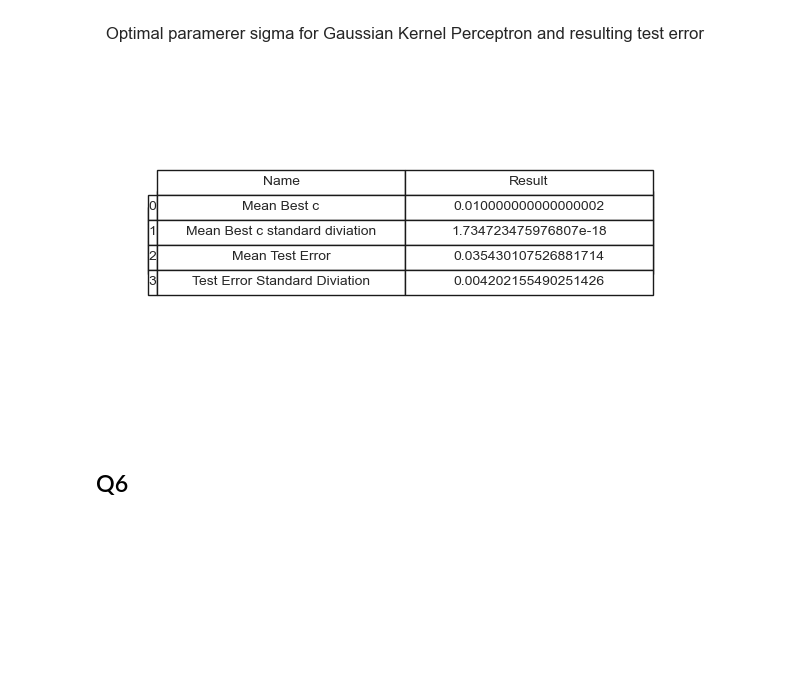
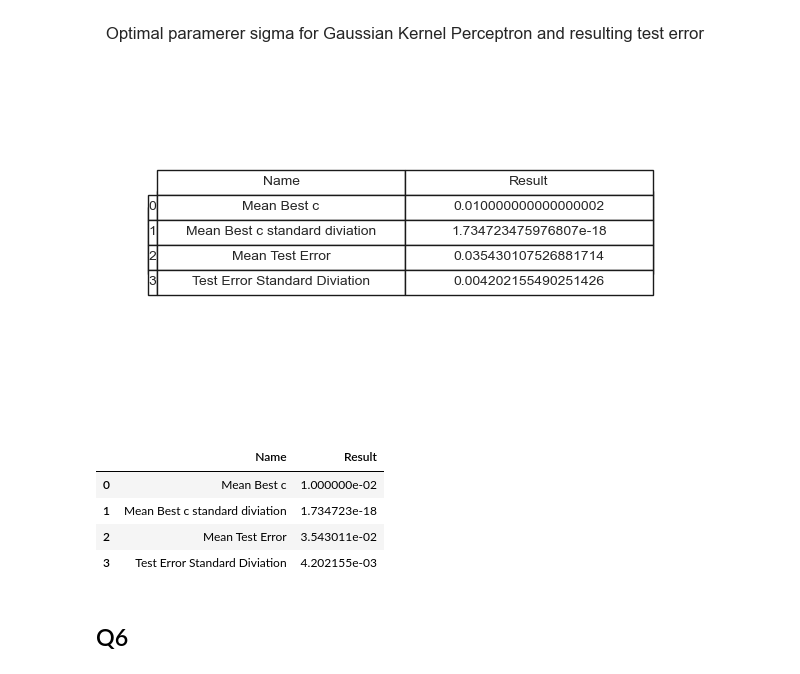
Before and after one commit to marcali/Supervised_Learning_CW2, a Jupyter notebook: KernelPerceptron.ipynb, the cells around one changed output. Saved outputs shown, nothing was run; the diff lists cells and outputs as text; code cells hidden in the pictures; blank space fills up the shorter version.

```diff
--- a/KernelPerceptron.ipynb
+++ b/KernelPerceptron.ipynb
@@ -682,6 +682,14 @@ plt.show()
 Mean Test Error {param}:  0.035430107526881714 ± 0.004202155490251426
 Mean Best {param} 0.010000000000000002 ± 1.734723475976807e-18
 [figure]
+# %%
+df_c_star_results
+# %% [output]
+|  | Name | Result |
+| 0 | Mean Best c | 1.000000e-02 |
+| 1 | Mean Best c standard diviation | 1.734723e-18 |
+| 2 | Mean Test Error | 3.543011e-02 |
+| 3 | Test Error Standard Diviation | 4.202155e-03 |
 # %% [markdown]
 ## Q6
 # %%
```
Also changed, not shown: 2 other files.
